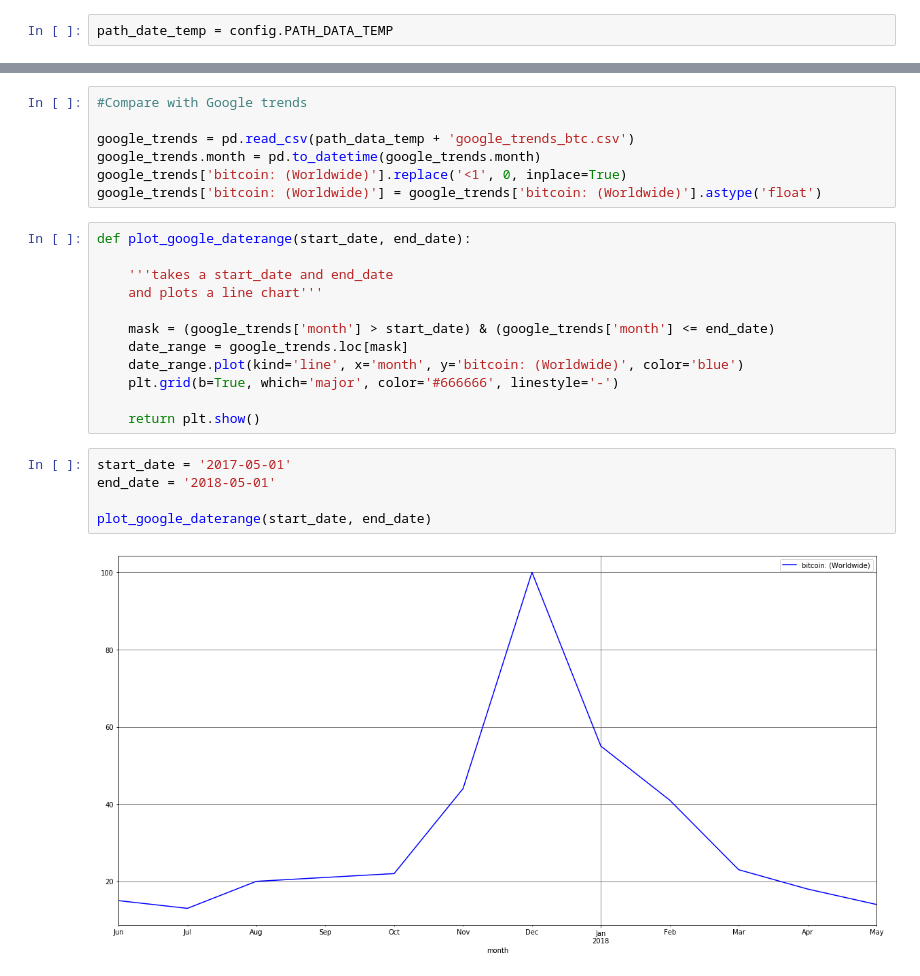
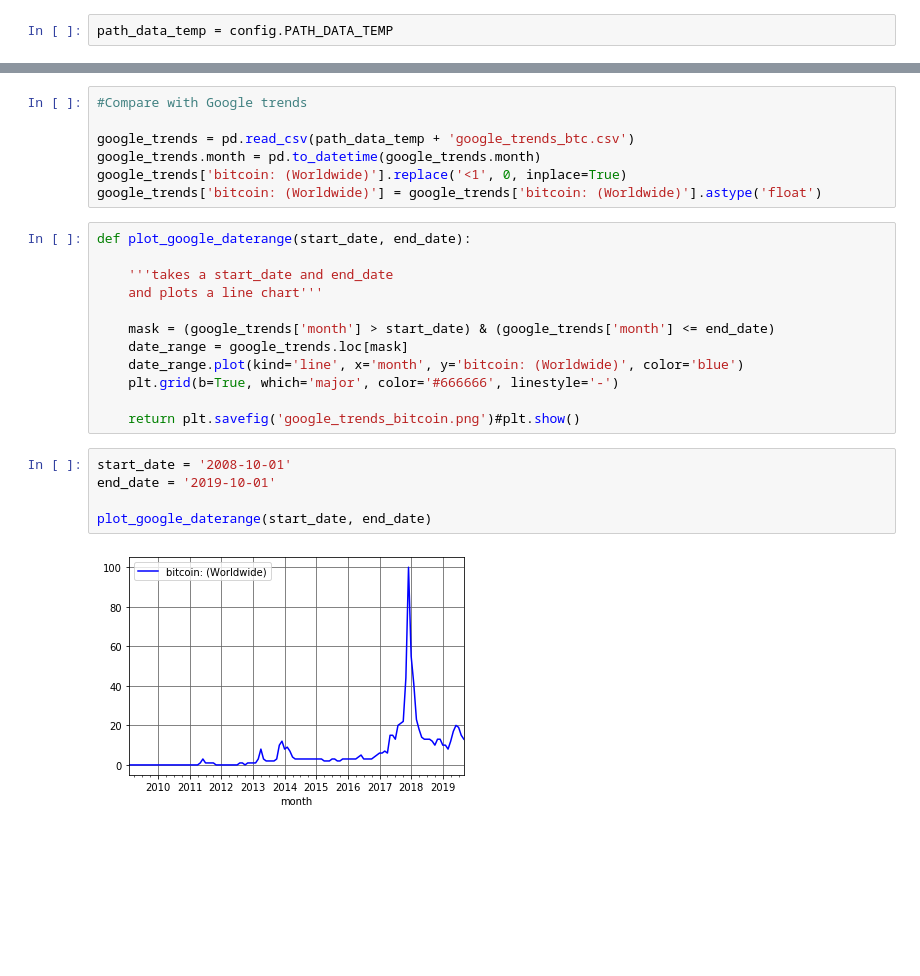
Before and after one commit to decorrespondent/bitcoin, a Jupyter notebook: src/notebooks/market/btc_price_analysis.ipynb, the cells around one changed output, grey strips where cells are left out. Cells and saved outputs as stored; diff of their text form; blank space fills up the shorter version.

```diff
--- a/src/notebooks/market/btc_price_analysis.ipynb
+++ b/src/notebooks/market/btc_price_analysis.ipynb
@@ -9,7 +9,7 @@ register_matplotlib_converters()
 %matplotlib inline
 plt.rcParams['figure.figsize'] = [20, 10]
 # %%
-path_date_temp = config.PATH_DATA_TEMP
+path_data_temp = config.PATH_DATA_TEMP
 # %% [markdown]
 We need a couple of data sets:
 1. BTC price in dollars. Yahoo Finance [goes back to 17 July 2010](https://finance.yahoo.com/quote/BTC-EUR/history/).
@@ -132,11 +134,11 @@ def plot_google_daterange(start_date, end_date):
     date_range.plot(kind='line', x='month', y='bitcoin: (Worldwide)', color='blue')
     plt.grid(b=True, which='major', color='#666666', linestyle='-')
 
-    return plt.show()
+    return plt.savefig('google_trends_bitcoin.png')#plt.show()
 # %%
-start_date = '2017-05-01'
-end_date = '2018-05-01'
+start_date = '2008-10-01'
+end_date = '2019-10-01'
 
 plot_google_daterange(start_date, end_date)
 # %% [output]
-[figure, old version]
+[figure, new version]
```
Also changed, not shown: parts of 2 cells of this notebook, 11 other files.
